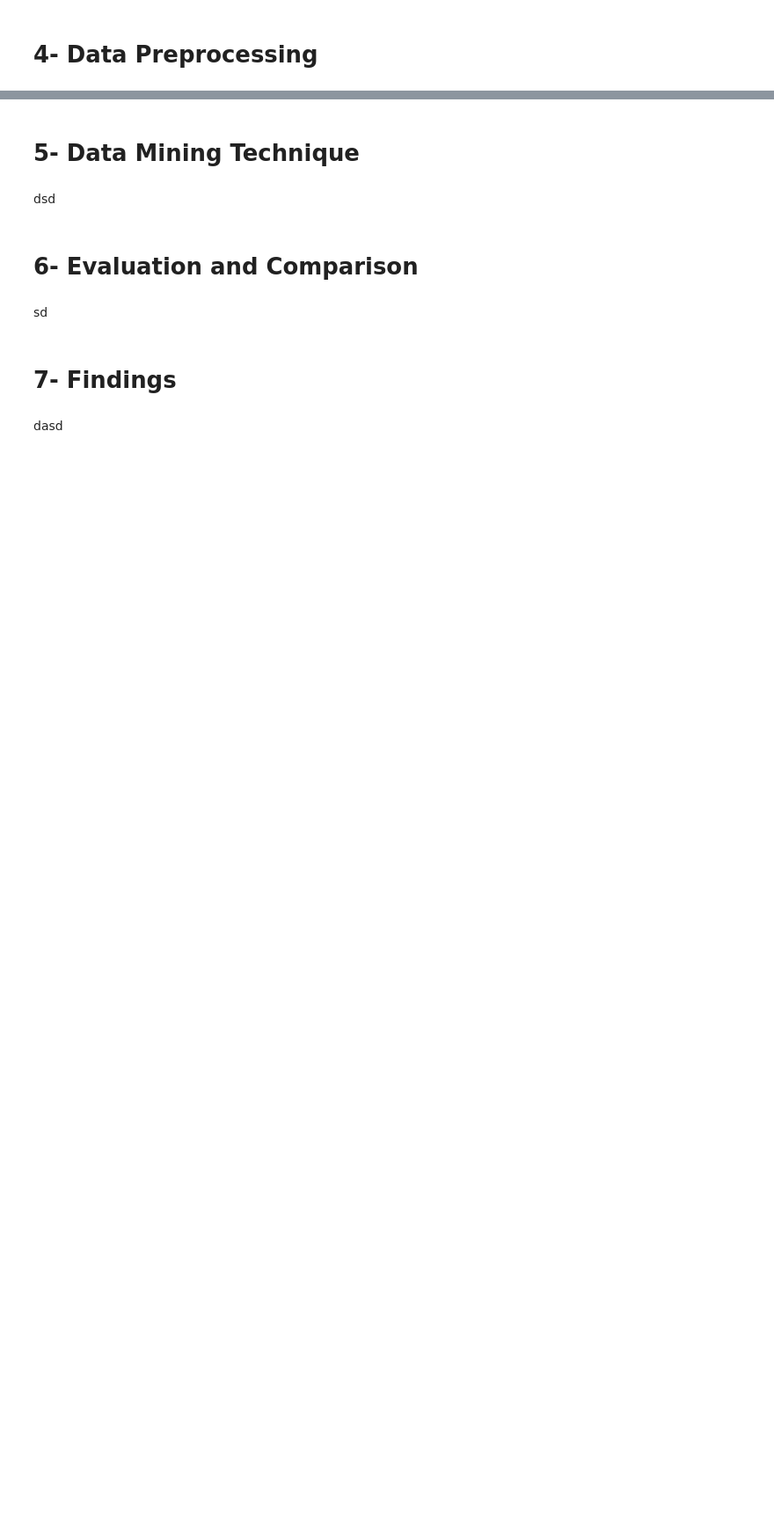
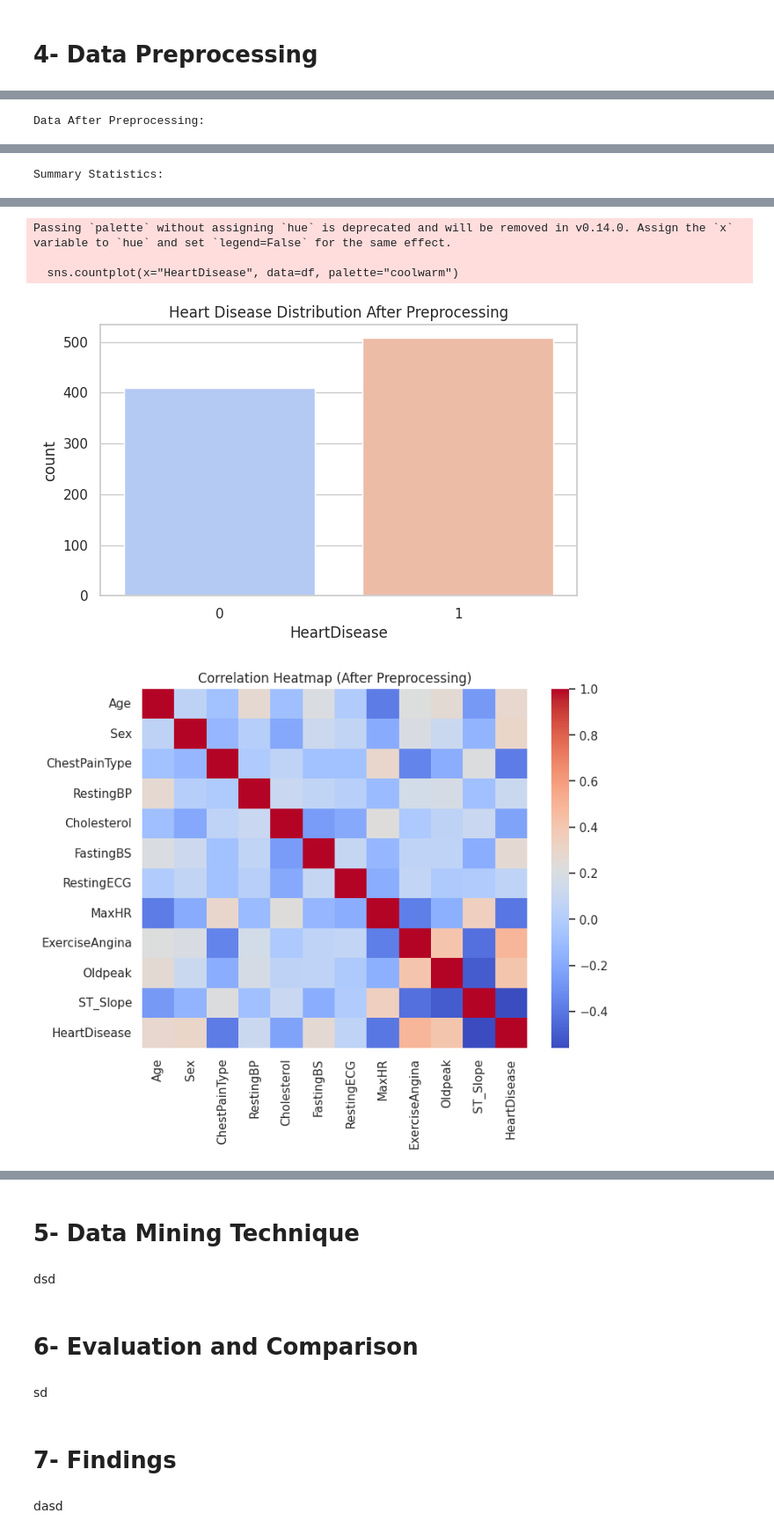
Before and after one commit to Janaalsh5/Heart-Disease, a Jupyter notebook: Report.ipynb, the cells around one changed output, grey strips where cells are left out. Shown: that part at 88% size. Drawn from its saved outputs; the diff is of its cells as text; code cells hidden in the pictures; blank space fills up the shorter version.

```diff
--- a/Report.ipynb
+++ b/Report.ipynb
@@ -35,7 +36,7 @@ import pickle
 
 df = pd.read_csv('/content/Raw_dataset.csv')
 
-
+data = pd.read_csv('/content/Raw_dataset.csv')
 num_attributes = data.shape[1]
 num_object = data.shape[0]
 attribute_types = data.dtypes.to_frame( name = 'Data Types')
@@ -48,4 +49,20 @@ print(f"\033[1mNumber of objects:\033[0m {num_object}\n")
 print(f"\033[1mClass lable:\033[0m {class_label}\n")
 print(f"\033[1mAttribute types:\033[0m")
 print(attribute_types)
+import seaborn as sns
+import matplotlib.pyplot as plt
+
+# Load the original dataset (before preprocessing)
+df = pd.read_csv("/content/Raw_dataset.csv")
+
+sns.set(style="whitegrid")
+plt.rcParams["figure.figsize"] = (7,4)
+
+# 1) Show first few rows of the dataset
+print("Dataset Preview:")
+display(df.head())
+
+# 2) Structure of dataset: rows, columns, types
+print("\nDataset Info:")
+print(df.info())
 # %% [output]
@@ -56,0 +113,39 @@ dsdas
+# %%
+
+import seaborn as sns
+import matplotlib.pyplot as plt
+
+# Load final preprocessed dataset
+df = pd.read_csv("/content/Prerocced1_data.csv")   # Change file name if needed
+
+sns.set(style="whitegrid")
+plt.rcParams["figure.figsize"] = (7,4)
+
+# 1) Preview of cleaned dataset
+print("Data After Preprocessing:")
+display(df.head())
+
+# 2) Summary statistics
+print("\nSummary Statistics:")
+display(df.describe())
+
+# 3) Target variable distribution
+plt.figure()
+sns.countplot(x="HeartDisease", data=df, palette="coolwarm")
+plt.title("Heart Disease Distribution After Preprocessing")
+plt.show()
+
+# 4) Correlation heatmap
+plt.figure(figsize=(8,6))
+sns.heatmap(df.corr(), annot=False, cmap="coolwarm")
+plt.title("Correlation Heatmap (After Preprocessing)")
+plt.show()
+
+# 5) Histograms of final numeric features
+numeric_cols = df.select_dtypes(include=["int64", "float64"]).columns
+
+df[numeric_cols].hist(bins=20, figsize=(12,6), edgecolor='black')
+plt.suptitle("Numeric Feature Distributions After Preprocessing")
+plt.show()
+# %% [output]
+Data After Preprocessing:
@@ -56,0 +158 @@ dsdas
+Summary Statistics:
@@ -56,0 +168,5 @@ dsdas
+Passing `palette` without assigning `hue` is deprecated and will be removed in v0.14.0. Assign the `x` variable to `hue` and set `legend=False` for the same effect.
+
+  sns.countplot(x="HeartDisease", data=df, palette="coolwarm")
+[figure, added]
+[figure, added]
```
Also changed, not shown: parts of 6 cells of this notebook.
